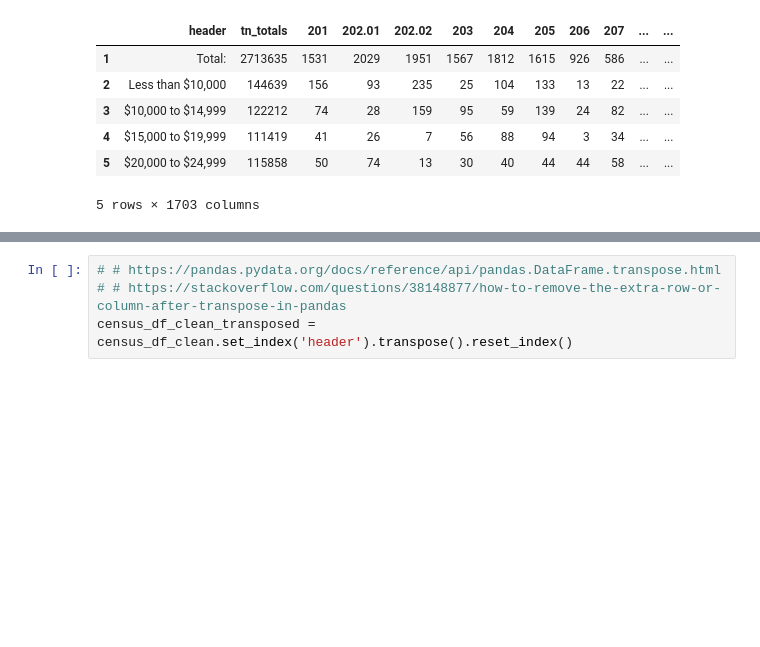
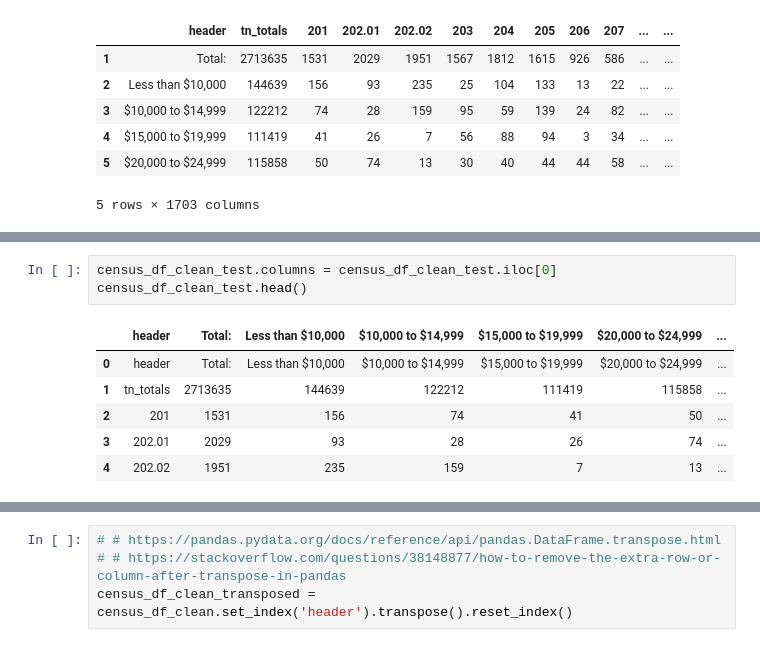
Before and after one commit to marthahunter/food-access, a Jupyter notebook: notebooks/1_food_access_data_cleaning.ipynb, the cells around one changed output, grey strips where cells are left out. Drawn from its saved outputs; the diff is of its cells as text; blank space fills up the shorter version.

Commit message:
cleaned census

```diff
--- a/notebooks/1_food_access_data_cleaning.ipynb
+++ b/notebooks/1_food_access_data_cleaning.ipynb
@@ -265,0 +263,10 @@ census_df_clean_test.head()
+# %%
+census_df_clean_test.columns = census_df_clean_test.iloc[0]
+census_df_clean_test.head()
+# %% [output]
+|  | header | Total: | Less than $10,000 | $10,000 to $14,999 | $15,000 to $19,999 | $20,000 to $24,999 | ... |
+| 0 | header | Total: | Less than $10,000 | $10,000 to $14,999 | $15,000 to $19,999 | $20,000 to $24,999 | ... |
+| 1 | tn_totals | 2713635 | 144639 | 122212 | 111419 | 115858 | ... |
+| 2 | 201 | 1531 | 156 | 74 | 41 | 50 | ... |
+| 3 | 202.01 | 2029 | 93 | 28 | 26 | 74 | ... |
+| 4 | 202.02 | 1951 | 235 | 159 | 7 | 13 | ... |
```
Also changed, not shown: parts of 5 cells of this notebook.
